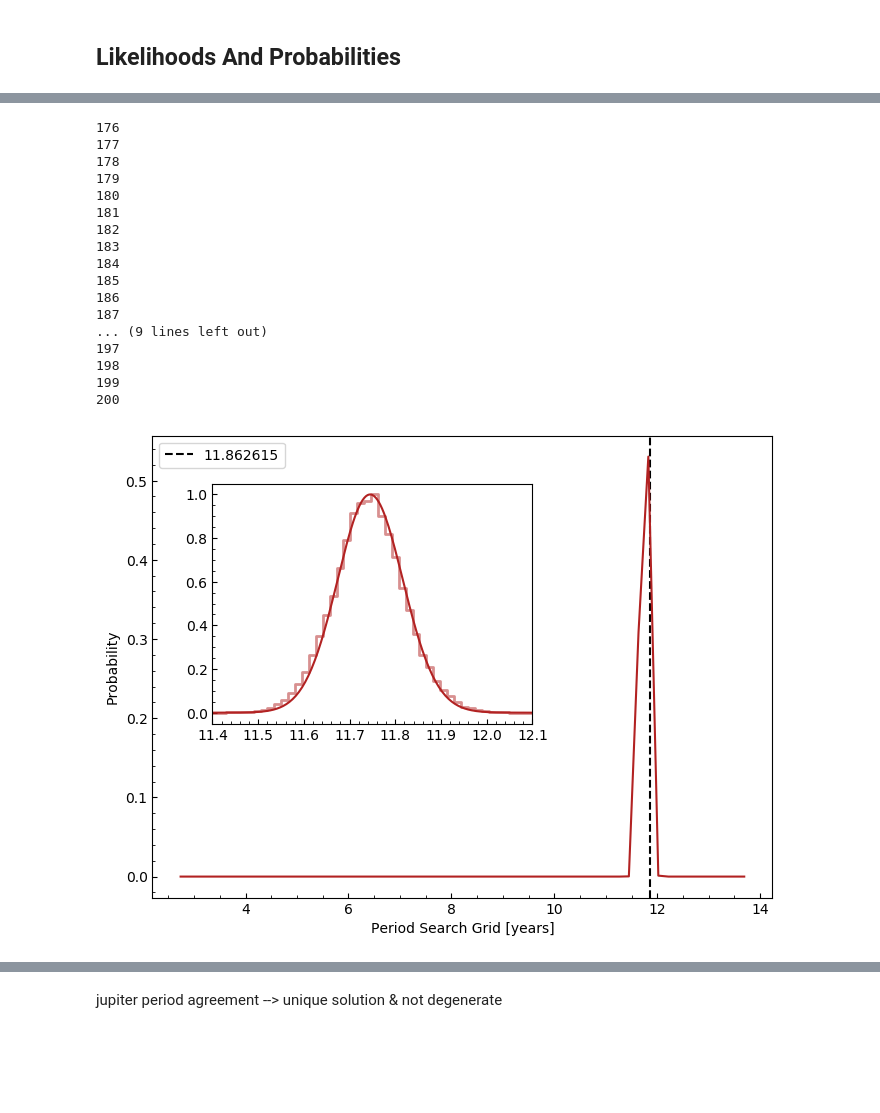
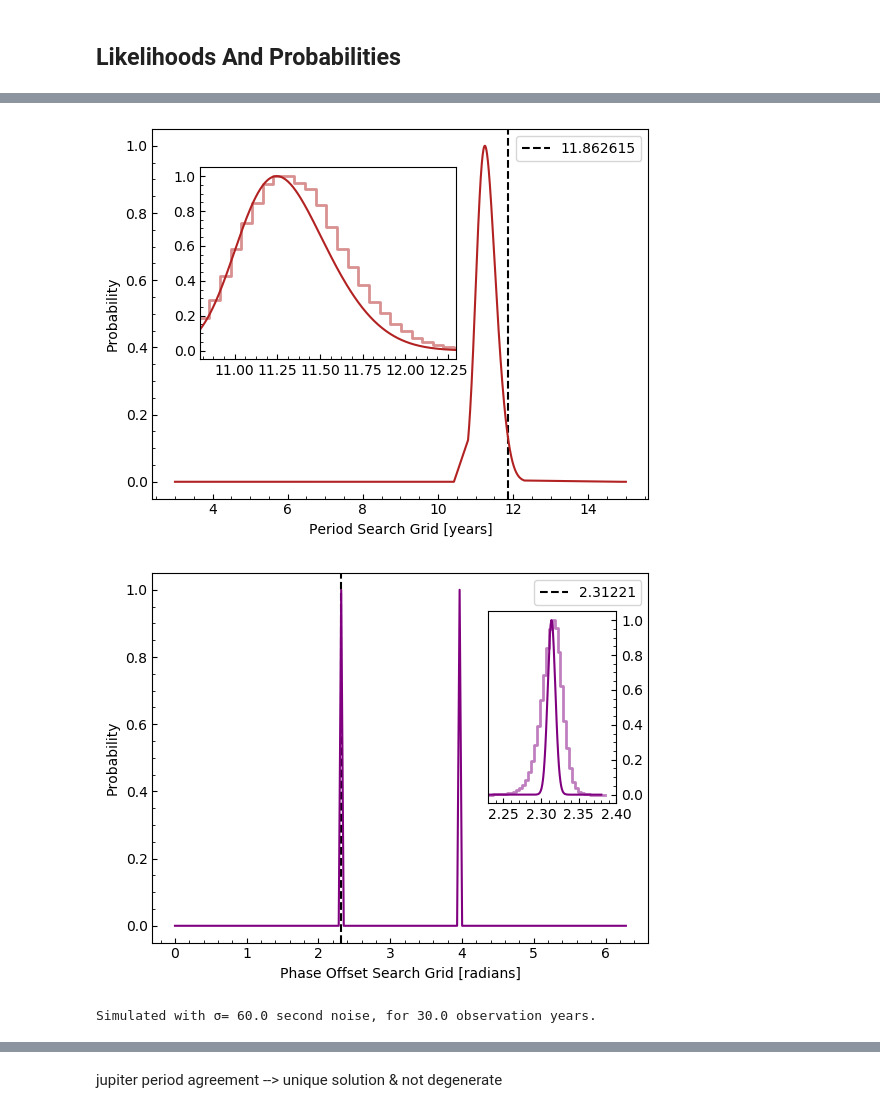
Before and after one commit to bmlindor/ttv_ss, a Jupyter notebook: test.ipynb, the cells around one changed output, grey strips where cells are left out. Saved outputs shown, nothing was run; the diff lists cells and outputs as text; code cells hidden in the pictures; blank space fills up the shorter version.

```diff
--- a/test.ipynb
+++ b/test.ipynb
@@ -294,29 +189,7 @@ plot(grid,prob)
-# %%
-for i=1:length(xgrid)
-    if grid_wide[i]>maximum(xgrid)
-        println(i)
-    end
-end
-# %% [output]
-176
-177
-178
-179
-180
-181
-182
-183
-184
-185
-186
-187
-... (9 lines left out)
-197
-198
-199
-200
 # %%
 include("plot_likelihood.jl")
-plot_likelihood(f,mcmc,false)
+plot_likelihood(60.0,30.0,50,true)
 # %% [output]
-[figure, old version]
+[figure, new version]
+[figure, added]
+Simulated with σ= 60.0 second noise, for 30.0 observation years.
```
Also changed, not shown: parts of 26 cells of this notebook, 44 other files.
